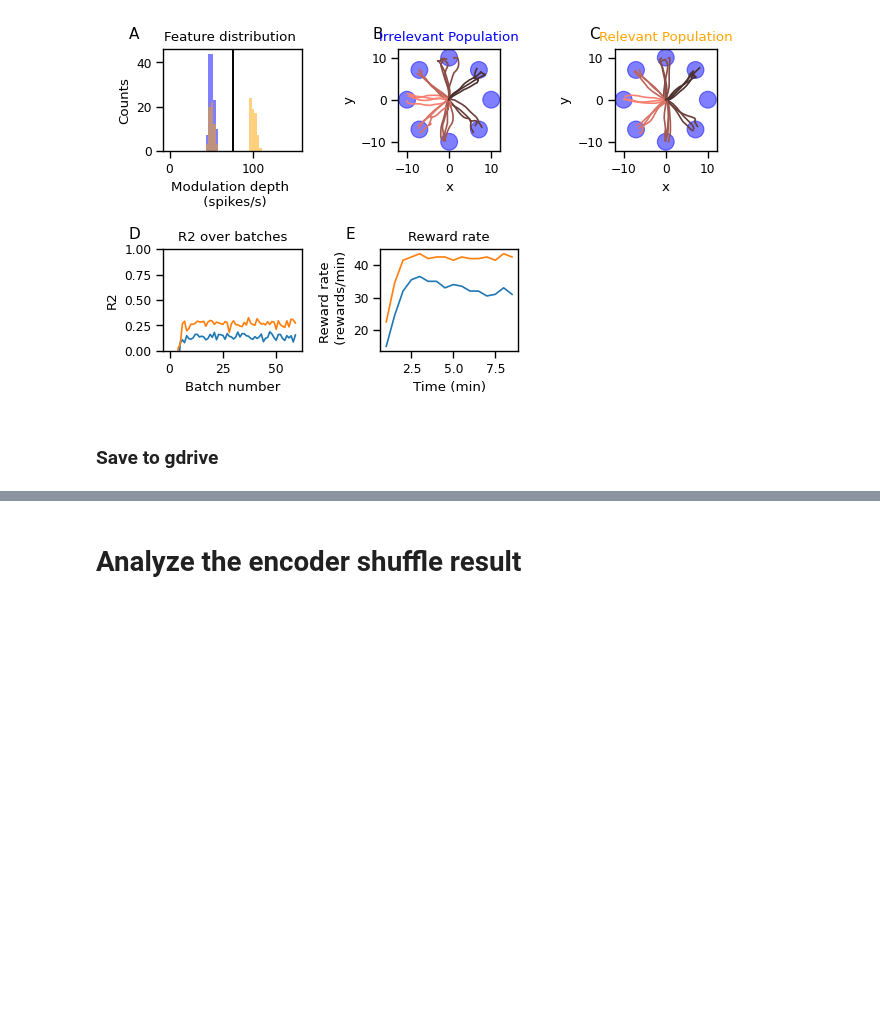
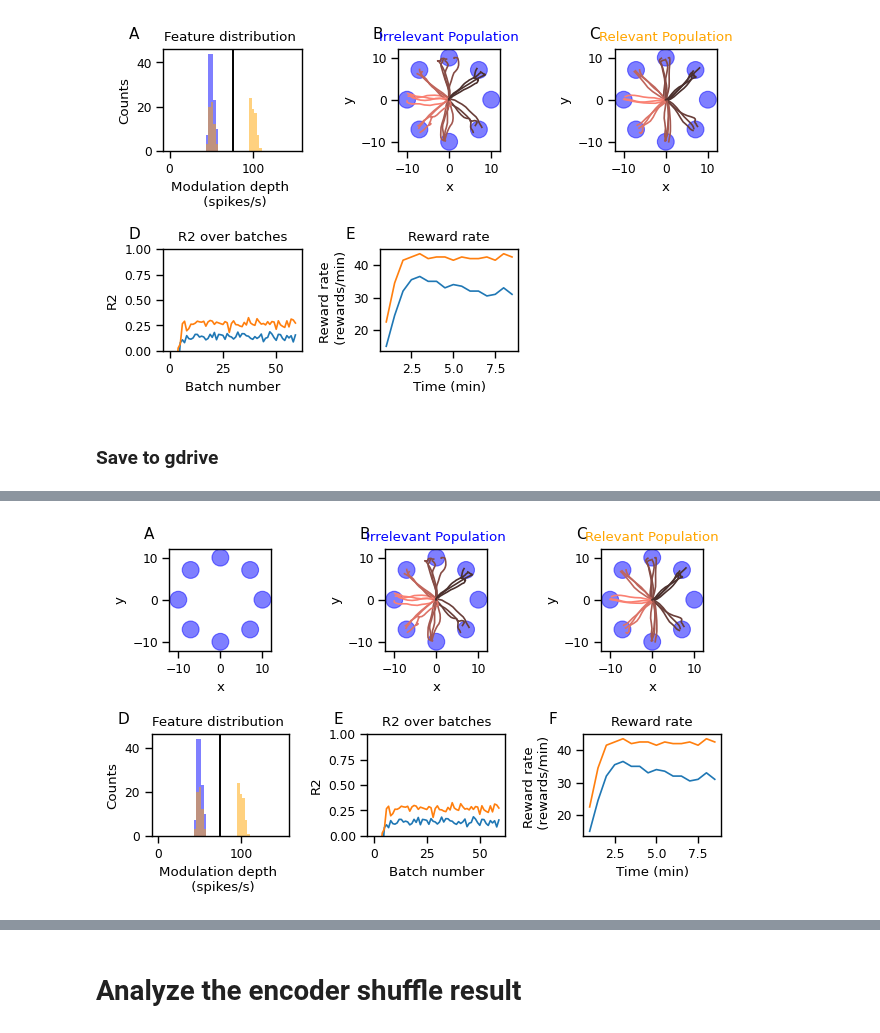
Before and after one commit to sijia66/adaptive_feature_selection, a Jupyter notebook: figure2_simulation_setup/231101_afs_figure2_full_feature_selection.ipynb, the cells around one changed output, grey strips where cells are left out. Cells and saved outputs as stored; diff of their text form; code cells hidden in the pictures; blank space fills up the shorter version.

```diff
--- a/figure2_simulation_setup/231101_afs_figure2_full_feature_selection.ipynb
+++ b/figure2_simulation_setup/231101_afs_figure2_full_feature_selection.ipynb
@@ -237,7 +237,9 @@ range(17, 24)
 274
 344
 # %%
-def plot_cursor_trajectories(cursor_trajectories, exp_data, exp_metadata, color_to_closest_target = True,
+def plot_cursor_trajectories(cursor_trajectories, exp_data, exp_metadata,
+                             just_the_targets = False,
+                             color_to_closest_target = True,
                              ax = None):
 
     if ax is None:
@@ -268,13 +270,17 @@ def plot_cursor_trajectories(cursor_trajectories, exp_data, exp_metadata, color_
 
 
         # sns.color_palette("dark:salmon_r", as_cmap=True)
+        if not just_the_targets:
+            aopy.visualization.color_trajectories(cursor_trajectories, closest_target_index, colors,
+                                                bounds = bounds, ax = ax)
+    else:
+        if not just_the_targets:
+            aopy.visualization.plot_trajectories(cursor_trajectories, None, None,
+                                                bounds = bounds, ax = ax)
+    aopy.visualization.plot_targets(unique_targets, target_radius,
+                                    bounds = bounds, ax = ax)
 
-        aopy.visualization.color_trajectories(cursor_trajectories, closest_target_index, colors,
-                                            bounds = bounds, ax = ax)
-    else:
-        aopy.visualization.plot_trajectories(cursor_trajectories, None, None,
-                                            bounds = bounds, ax = ax)
-    aopy.visualization.plot_targets(unique_targets, target_radius, ax = ax)
+    return ax
 # %%
 NUM_EXP = len(exp_data_all)
 
@@ -370,0 +380,62 @@ if save_to_gdrive:
+# %%
+colors = ['b', 'orange']
+# fig, axes = plt.subplots(2, 3, figsize=(6.5, 4))
+
+fig, axes = subplots_with_labels(2, 3,
+                                      figsize=(6.5,4),
+                                      constrained_layout=True)
+
+
+i = 0
+# en ampty grid with only the targets
+plot_cursor_trajectories(cursor_trajectories_list[i][-LAST_NUMBER_OF_TRIALS:],
+                            exp_data_all[i], exp_metadata_all[i],
+                            just_the_targets=True,
+                            ax = axes[0,0])
+# the next two plots, we plot the trajectories
+trajectory_axes = axes[0,1:]
+LAST_NUMBER_OF_TRIALS = 24
+axes_titles = ['Irrelevant Population', 'Relevant Population']
+axes_title_colors = ['b', 'orange']
+
+for i,(ax, t) in enumerate(zip(trajectory_axes, axes_titles)):
+    plot_cursor_trajectories(cursor_trajectories_list[i][-LAST_NUMBER_OF_TRIALS:],
+                             exp_data_all[i], exp_metadata_all[i],
+                             ax = ax)
+    ax.set_title(t, color = axes_title_colors[i])
+
+
+# First subplot
+std = 3
+bins = np.linspace(0, 150, 50)
+axs = axes[1,0]
+
+for feature_weights, c in zip(feature_weights_all, colors):
+    axs.hist(feature_weights, bins, color=c, label=f'{std} Hz', alpha=0.5)
+    axs.axvline(x=75, color='k')
+    axs.set_xlabel('Modulation depth \n (spikes/s)')
+    axs.set_ylabel('Counts')
+    axs.set_title(f'Feature distribution ')
+
+
+
+
+axs = axes[1,1:]
+# Second subplot
+axs[0].plot(R_2_over_batches_all_exp.T)
+axs[0].set_title('R2 over batches')
+axs[0].set_xlabel('Batch number')
+axs[0].set_ylabel('R2')
+axs[0].set_ylim([0, 1])
+
+# Third subplot
+axs[1].plot(window_time_stamps /60, reward_rate_all_gap.T )
+axs[1].set_xlabel('Time (min)')
+axs[1].set_ylabel('Reward rate \n (rewards/min)')
+axs[1].set_title('Reward rate')
+
+
+fig.tight_layout()
+fig
+# %% [output]
+[figure, added]
```
Also changed, not shown: parts of 5 cells of this notebook, 5 other files.
